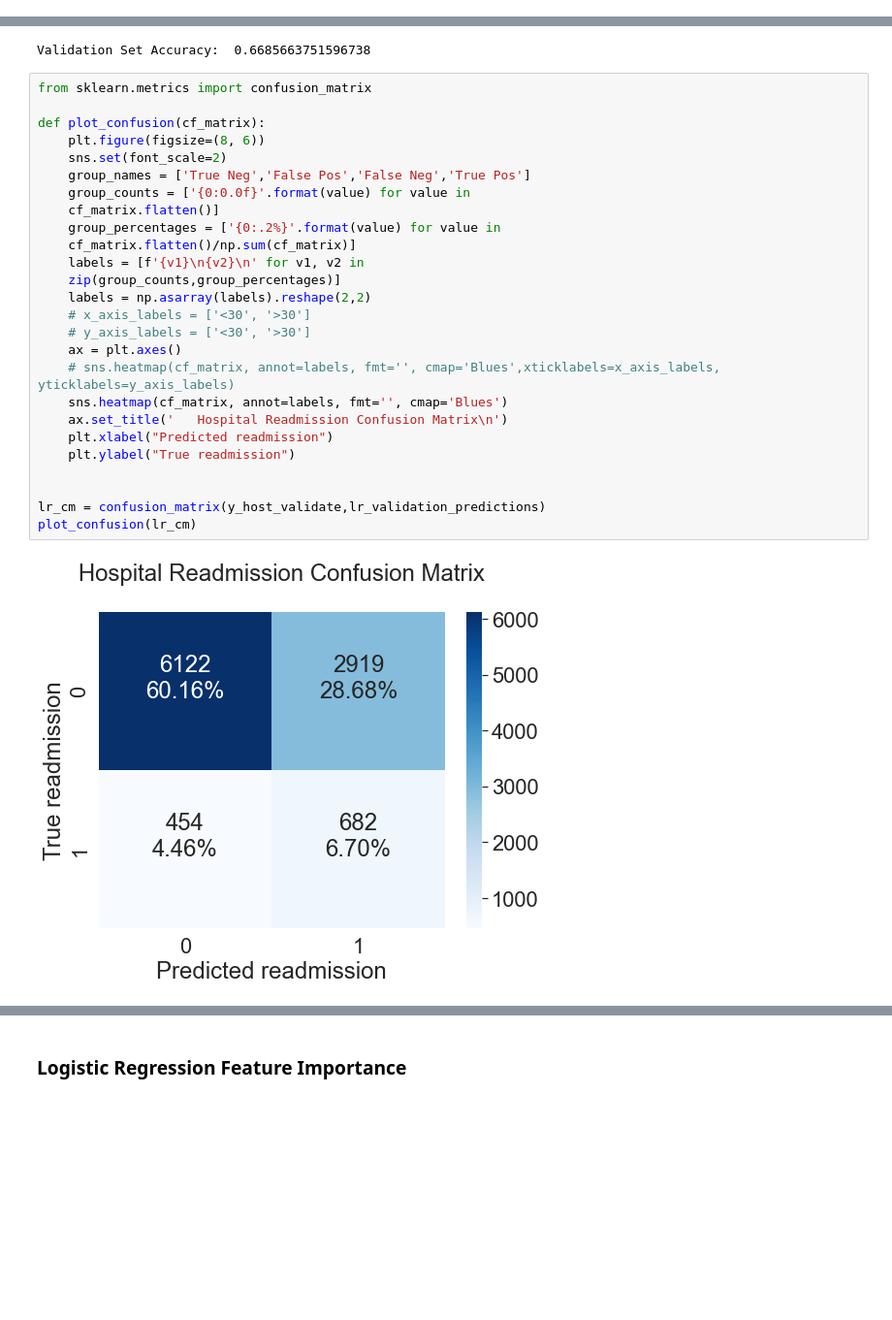
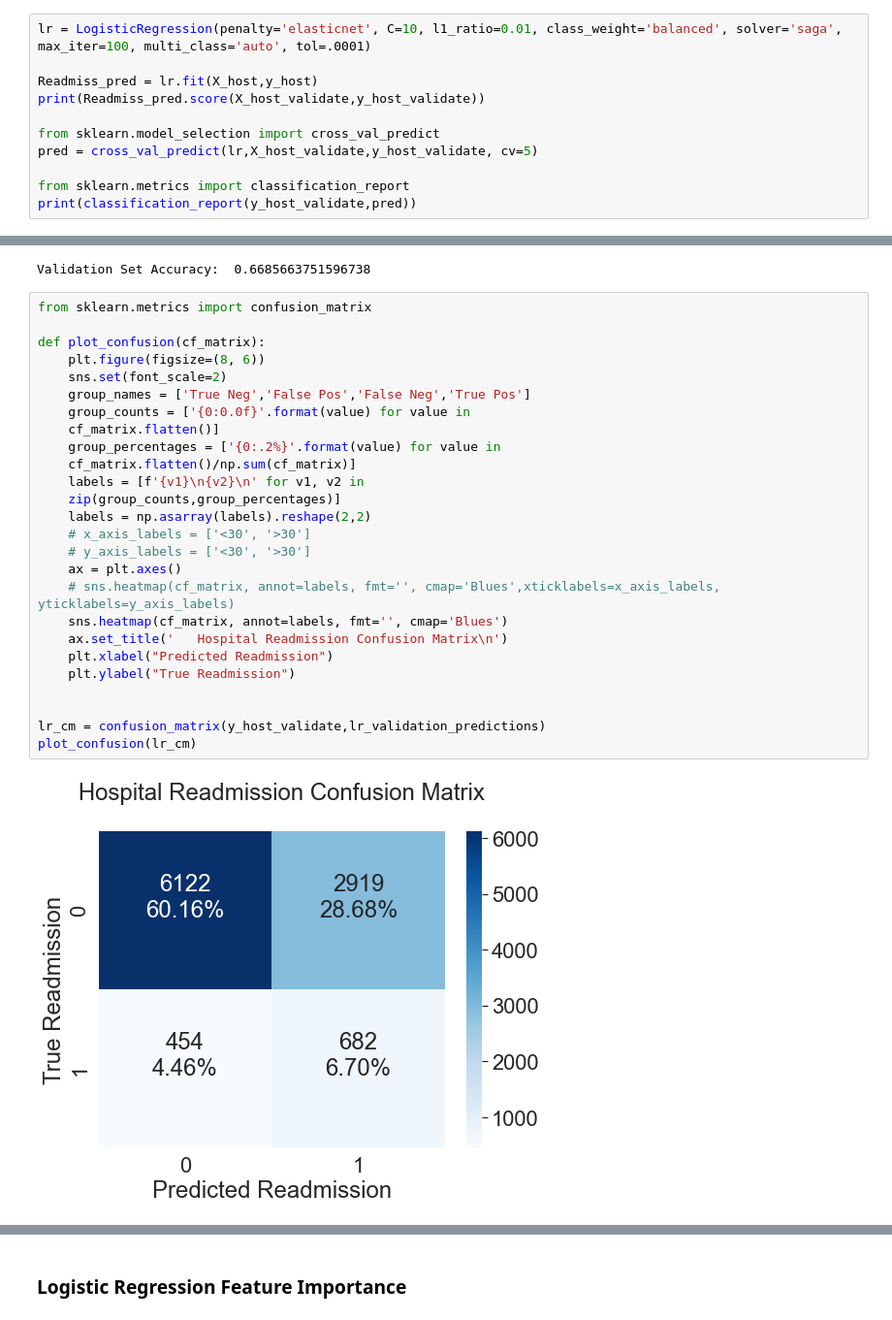
Before and after one commit to JosephLazarus/QTW, a Jupyter notebook: Case Study 2/WorkingFiles/CaseStudy2_PR_datawrangling.ipynb, the cells around one changed output, grey strips where cells are left out. Shown at 97% size. Drawn from its saved outputs; the diff is of its cells as text; blank space fills up the shorter version.

Commit message:
Case study 2 final model pushed!

```diff
--- a/Case Study 2/WorkingFiles/CaseStudy2_PR_datawrangling.ipynb
+++ b/Case Study 2/WorkingFiles/CaseStudy2_PR_datawrangling.ipynb
@@ -359,0 +408,11 @@ print('Model accuracy is',grid_obj.score(X_host, y_host))
+# %%
+lr = LogisticRegression(penalty='elasticnet', C=10, l1_ratio=0.01, class_weight='balanced', solver='saga', max_iter=100, multi_class='auto', tol=.0001)
+
+Readmiss_pred = lr.fit(X_host,y_host)
+print(Readmiss_pred.score(X_host_validate,y_host_validate))
+
+from sklearn.model_selection import cross_val_predict
+pred = cross_val_predict(lr,X_host_validate,y_host_validate, cv=5)
+
+from sklearn.metrics import classification_report
+print(classification_report(y_host_validate,pred))
@@ -388,31 +450,31 @@ Validation Set Accuracy:  0.6685663751596738
 # %%
 from sklearn.metrics import confusion_matrix
 
 def plot_confusion(cf_matrix):
     plt.figure(figsize=(8, 6))
     sns.set(font_scale=2)
     group_names = ['True Neg','False Pos','False Neg','True Pos']
     group_counts = ['{0:0.0f}'.format(value) for value in
     cf_matrix.flatten()]
     group_percentages = ['{0:.2%}'.format(value) for value in
     cf_matrix.flatten()/np.sum(cf_matrix)]
     labels = [f'{v1}\n{v2}\n' for v1, v2 in
     zip(group_counts,group_percentages)]
     labels = np.asarray(labels).reshape(2,2)
     # x_axis_labels = ['<30', '>30']
     # y_axis_labels = ['<30', '>30']
     ax = plt.axes()
     # sns.heatmap(cf_matrix, annot=labels, fmt='', cmap='Blues',xticklabels=x_axis_labels, yticklabels=y_axis_labels)
     sns.heatmap(cf_matrix, annot=labels, fmt='', cmap='Blues')
     ax.set_title('   Hospital Readmission Confusion Matrix\n')
-    plt.xlabel("Predicted readmission")
-    plt.ylabel("True readmission")
+    plt.xlabel("Predicted Readmission")
+    plt.ylabel("True Readmission")
 
 
 lr_cm = confusion_matrix(y_host_validate,lr_validation_predictions)
 plot_confusion(lr_cm)
 # %% [output]
-[figure, old version]
+[figure, new version]
 # %%
 from sklearn.metrics import roc_curve
 from sklearn.metrics import roc_auc_score
```
Also changed, not shown: parts of 9 cells of this notebook, 1 other file.
